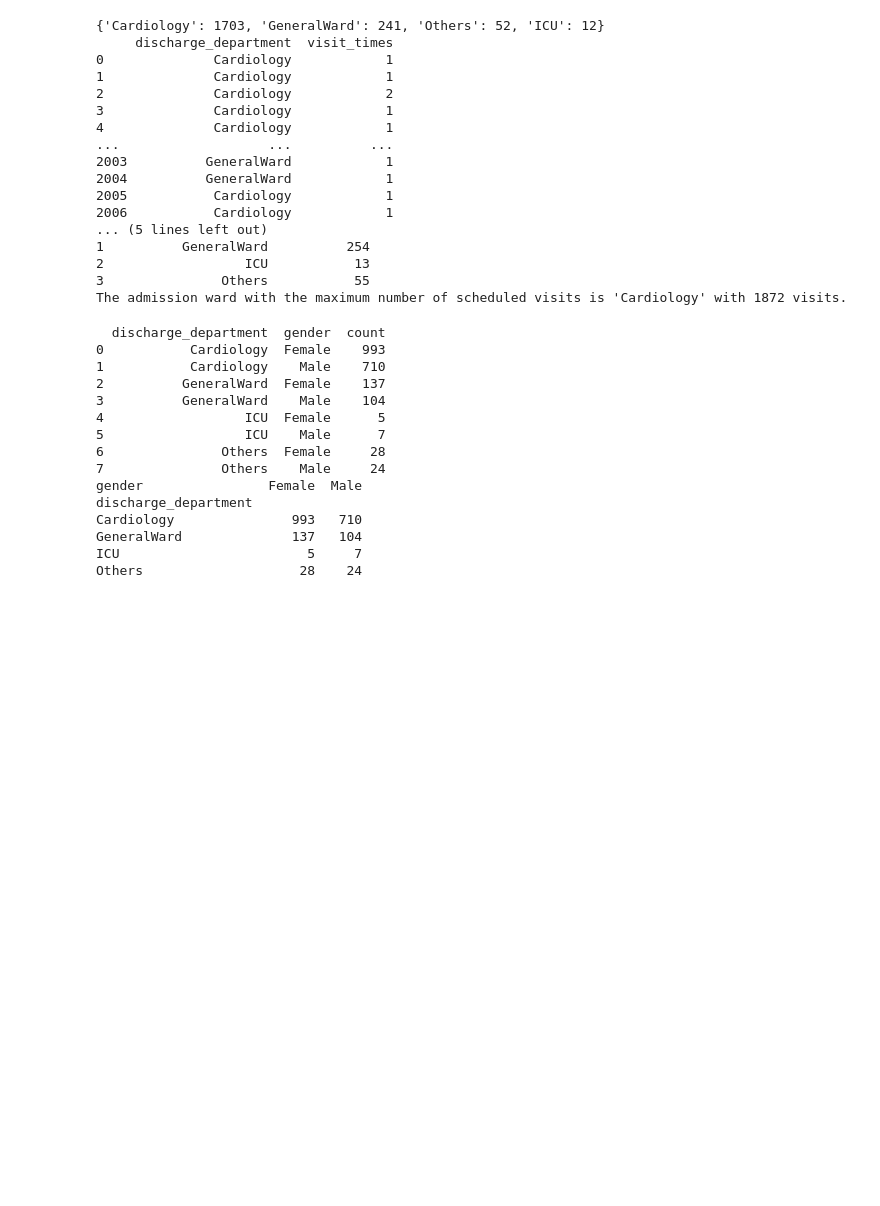
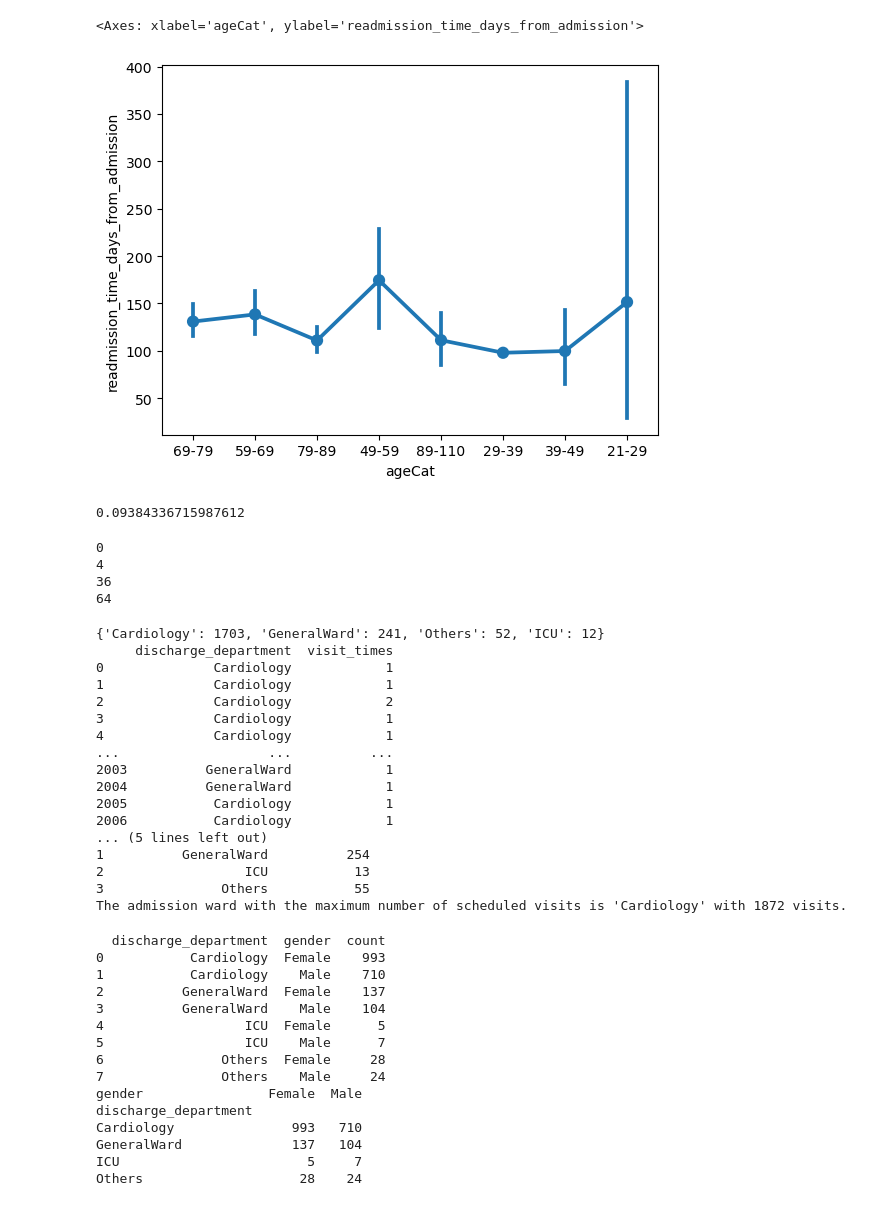
Before and after one commit to yogeshwarirj/Team10_PythonSquad_PythonHackathon_Apr24, a Jupyter notebook: Team10_PythonSquad_Main80Questions.ipynb, the cells around one changed output. Cells and saved outputs as stored; diff of their text form; code cells hidden in the pictures; blank space fills up the shorter version.

```diff
--- a/Team10_PythonSquad_Main80Questions.ipynb
+++ b/Team10_PythonSquad_Main80Questions.ipynb
@@ -12,3 +90,27 @@ df_Ppres = pd.read_excel("Cardiac_Outcomes.xlsx", "Patient_Precriptions")
+# %%
+#52.Create a Point Plot on Age against time to readmission.
+sns.pointplot(x=Demography["ageCat"],y=df_HD["readmission_time_days_from_admission"])
+# %% [output]
+<Axes: xlabel='ageCat', ylabel='readmission_time_days_from_admission'>
+[figure, added]
+# %%
+#53.What is the correlation between CCI score and outcome?
+
+df_HD['outcome_during_hospitalization']= pd.factorize(df_HD.outcome_during_hospitalization)[0]
+df_HD['outcome_during_hospitalization'].corr(df_PH['CCI_score'])
+# %% [output]
+0.09384336715987612
+# %%
+#54.For all non-negative integers that are also even numbers in the array [0,1,2,6,8] print i*i
+listA=[0,1,2,6,8]
+for number in listA:
+  if((number % 2 == 0) & (number>=0)):
+      print(number*number)
+# %% [output]
+0
+4
+36
+64
 # %%
 #Q65.Which Admission Ward has maximum number of visits scheduled?
 df1 = df_HD
```
Also changed, not shown: parts of 9 cells of this notebook.
